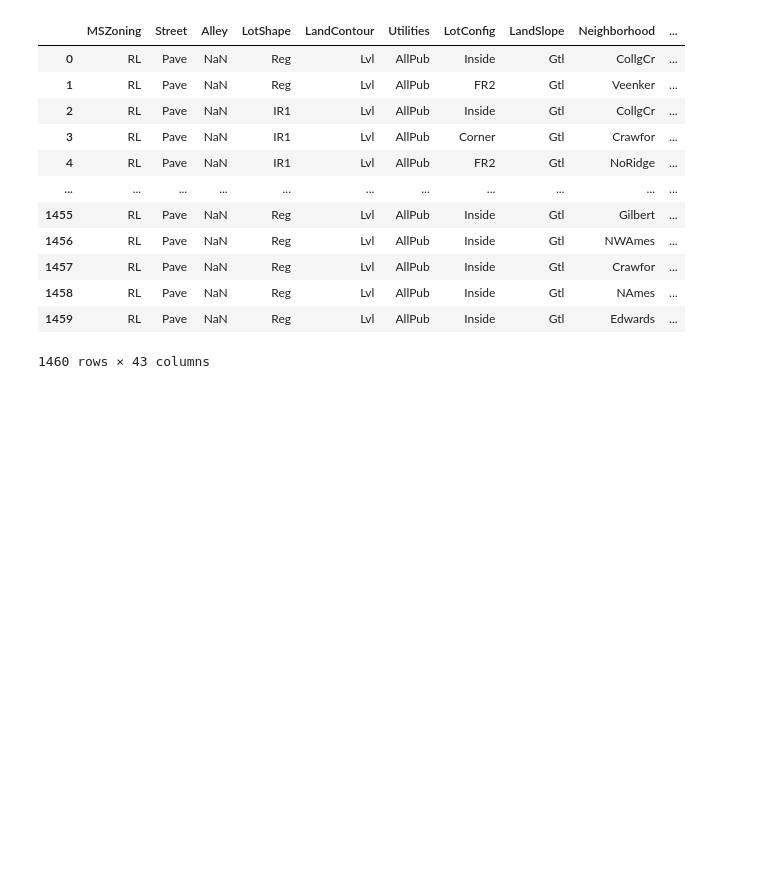
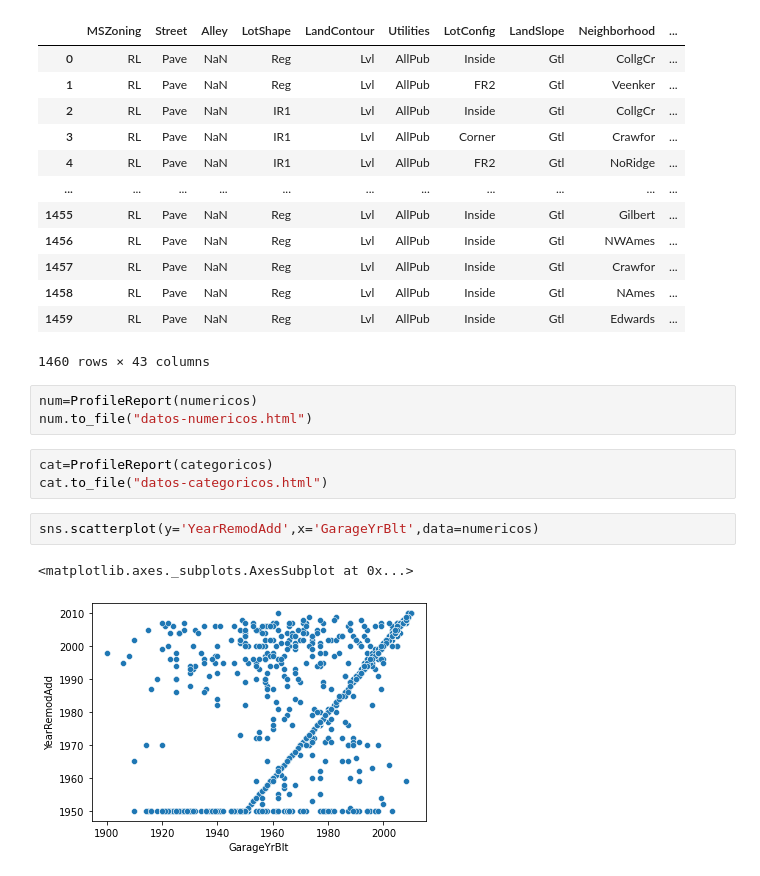
Before and after one commit to RudiksChess/UVG-DataScience-Notas-6-Semestre, a Jupyter notebook: Lab1/Code/Lab1.ipynb, the cells around one changed output. Saved outputs shown, nothing was run; the diff lists cells and outputs as text; blank space fills up the shorter version.

```diff
--- a/Lab1/Code/Lab1.ipynb
+++ b/Lab1/Code/Lab1.ipynb
@@ -86,3 +89,14 @@ categoricos
 | 1458 | RL | Pave | NaN | Reg | Lvl | AllPub | Inside | Gtl | NAmes | ... |
 | 1459 | RL | Pave | NaN | Reg | Lvl | AllPub | Inside | Gtl | Edwards | ... |
 1460 rows × 43 columns
+# %%
+num=ProfileReport(numericos)
+num.to_file("datos-numericos.html")
+# %%
+cat=ProfileReport(categoricos)
+cat.to_file("datos-categoricos.html")
+# %%
+sns.scatterplot(y='YearRemodAdd',x='GarageYrBlt',data=numericos)
+# %% [output]
+<matplotlib.axes._subplots.AxesSubplot at 0x...>
+[figure, added]
```
Also changed, not shown: parts of 5 cells of this notebook.
